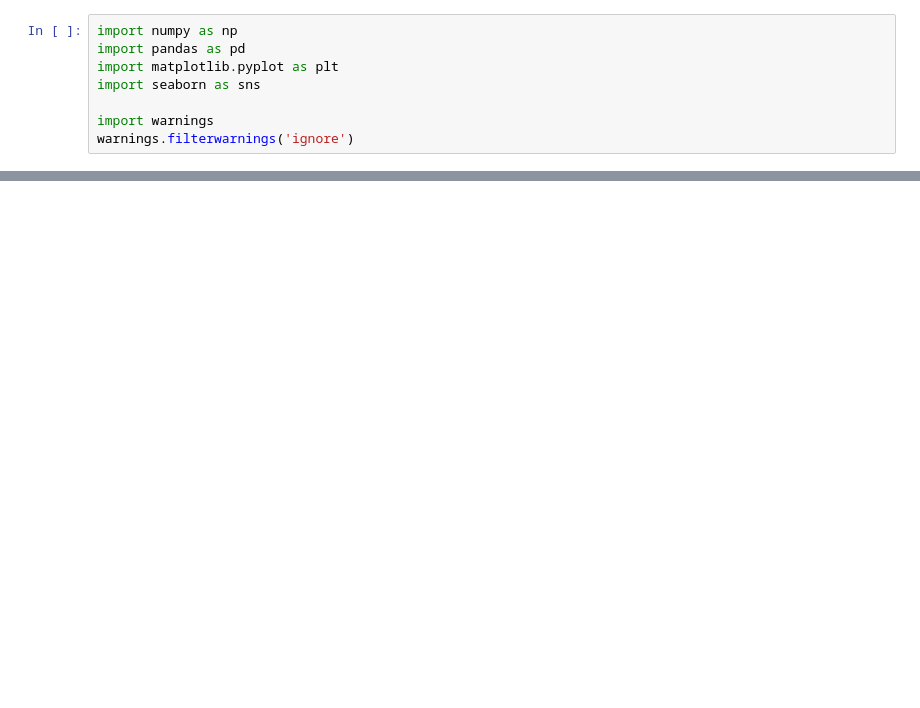
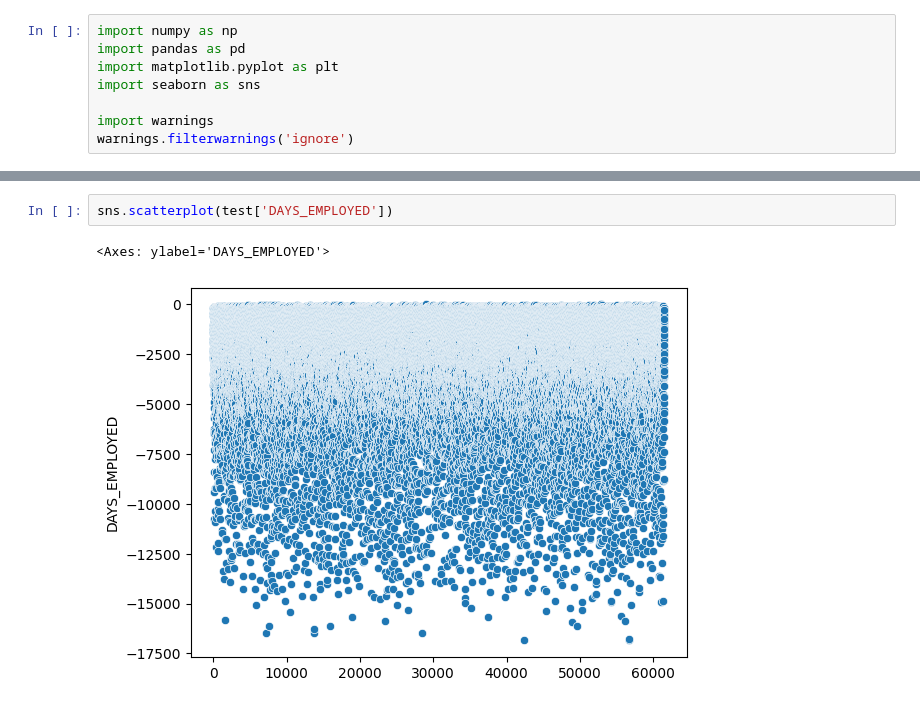
Before and after one commit to sk-226/home-credit-default-risk, a Jupyter notebook: notebooks/eda.ipynb, the cells around one changed output, grey strips where cells are left out. Drawn from its saved outputs; the diff is of its cells as text; blank space fills up the shorter version.

```diff
--- a/notebooks/eda.ipynb
+++ b/notebooks/eda.ipynb
@@ -39,0 +99,5 @@ array(['SK_ID_CURR', 'TARGET', 'NAME_CONTRACT_TYPE', 'CODE_GENDER',
+# %%
+sns.scatterplot(test['DAYS_EMPLOYED'])
+# %% [output]
+<Axes: ylabel='DAYS_EMPLOYED'>
+[figure, added]
```
Also changed, not shown: parts of 11 cells of this notebook, 7 other files.
